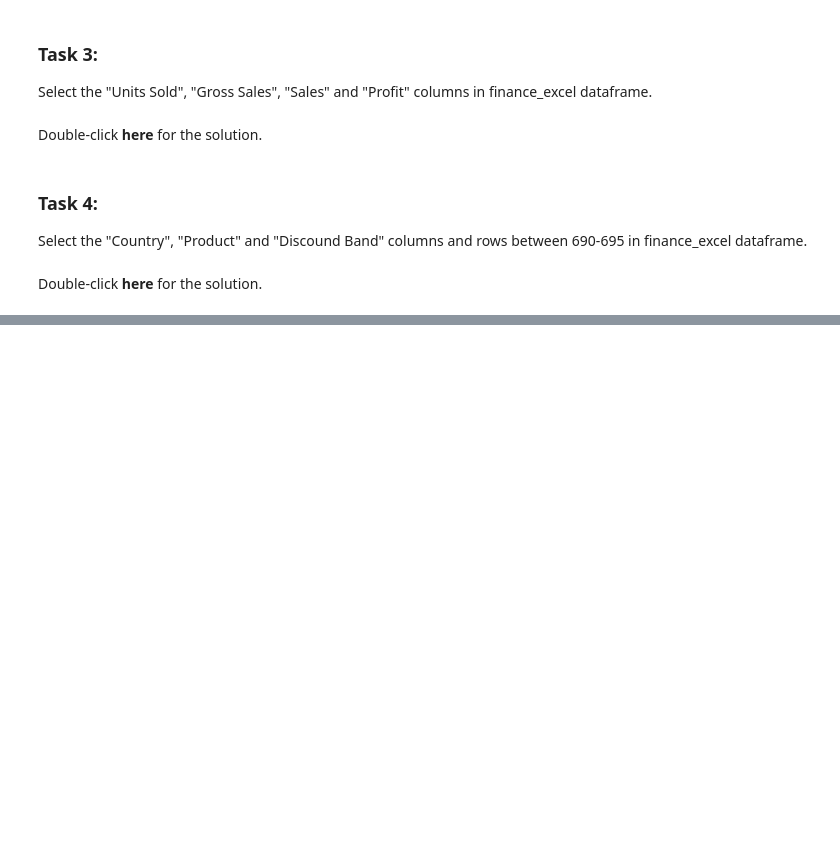
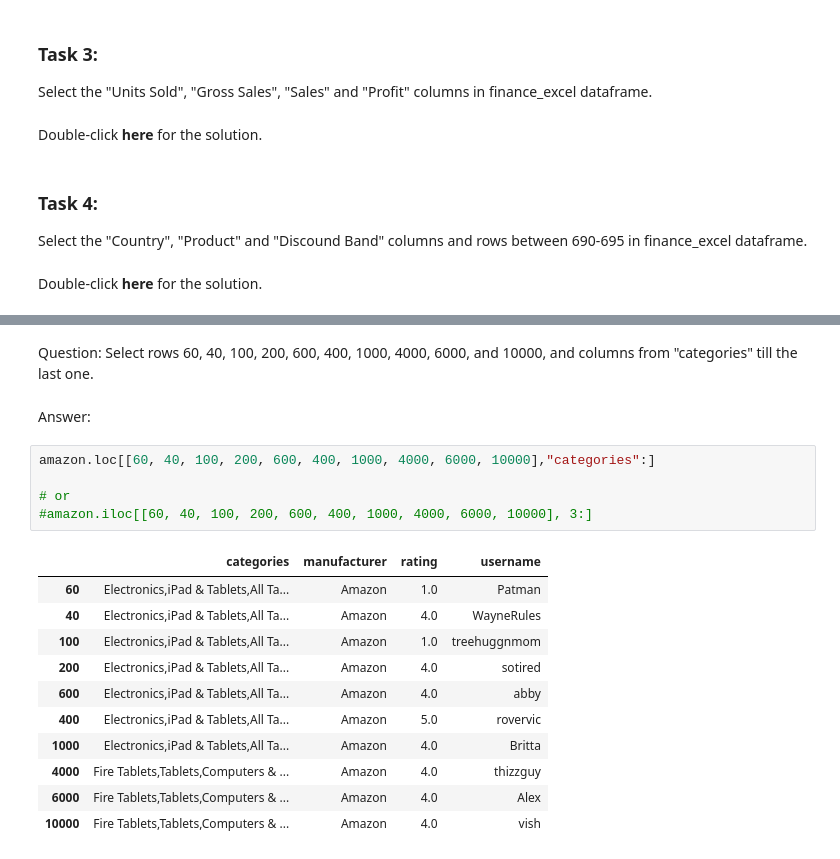
Before and after one commit to shaq31415926/March-Bootcamp, a Jupyter notebook: week5&6/notebooks/dataframe.ipynb, the cells around one changed output, grey strips where cells are left out. Saved outputs shown, nothing was run; the diff lists cells and outputs as text; blank space fills up the shorter version.

```diff
--- a/week5&6/notebooks/dataframe.ipynb
+++ b/week5&6/notebooks/dataframe.ipynb
@@ -553,0 +624,21 @@ finance_excel.loc[ 690:695 , ["Country", "Product", "Discount Band"] ]
+# %% [markdown]
+Question: Select rows 60, 40, 100, 200, 600, 400, 1000, 4000, 6000, and 10000, and columns from "categories" till the last one.
+# %% [markdown]
+Answer:
+# %%
+amazon.loc[[60, 40, 100, 200, 600, 400, 1000, 4000, 6000, 10000],"categories":]
+
+# or
+#amazon.iloc[[60, 40, 100, 200, 600, 400, 1000, 4000, 6000, 10000], 3:]
+# %% [output]
+|  | categories | manufacturer | rating | username |
+| 60 | Electronics,iPad & Tablets,All Ta... | Amazon | 1.0 | Patman |
+| 40 | Electronics,iPad & Tablets,All Ta... | Amazon | 4.0 | WayneRules |
+| 100 | Electronics,iPad & Tablets,All Ta... | Amazon | 1.0 | treehuggnmom |
+| 200 | Electronics,iPad & Tablets,All Ta... | Amazon | 4.0 | sotired |
+| 600 | Electronics,iPad & Tablets,All Ta... | Amazon | 4.0 | abby |
+| 400 | Electronics,iPad & Tablets,All Ta... | Amazon | 5.0 | rovervic |
+| 1000 | Electronics,iPad & Tablets,All Ta... | Amazon | 4.0 | Britta |
+| 4000 | Fire Tablets,Tablets,Computers & ... | Amazon | 4.0 | thizzguy |
+| 6000 | Fire Tablets,Tablets,Computers & ... | Amazon | 4.0 | Alex |
+| 10000 | Fire Tablets,Tablets,Computers & ... | Amazon | 4.0 | vish |
```
Also changed, not shown: parts of 13 cells of this notebook.
